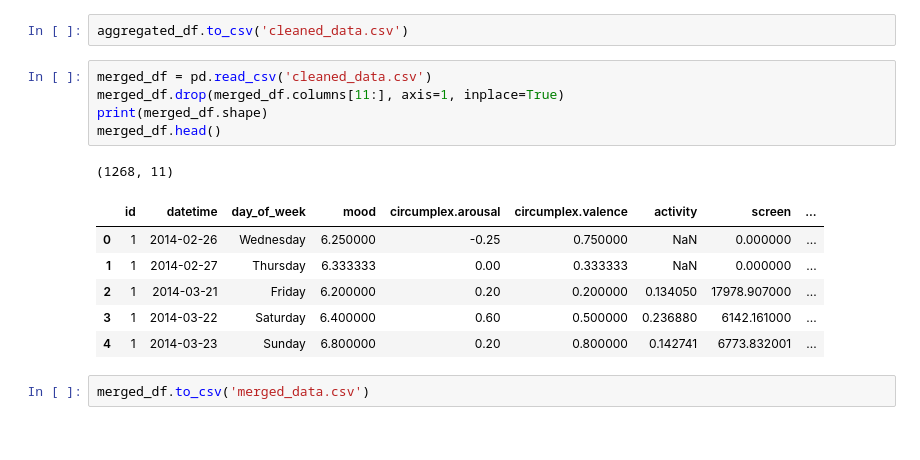
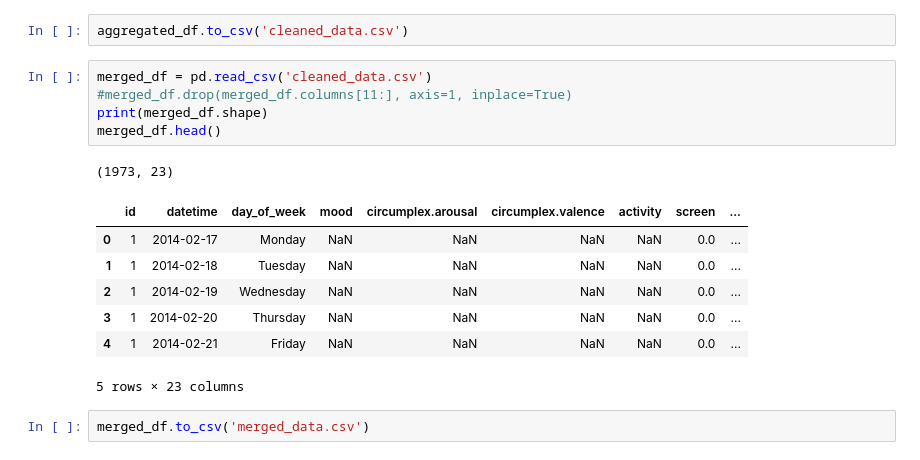
Before and after one commit to ardaergin/DMT, a Jupyter notebook: task_1.ipynb, the cells around one changed output. Drawn from its saved outputs; the diff is of its cells as text.

```diff
--- a/task_1.ipynb
+++ b/task_1.ipynb
@@ -324,17 +336,18 @@ print(aggregated_df.shape)
 aggregated_df.to_csv('cleaned_data.csv')
 # %%
 merged_df = pd.read_csv('cleaned_data.csv')
-merged_df.drop(merged_df.columns[11:], axis=1, inplace=True)
+#merged_df.drop(merged_df.columns[11:], axis=1, inplace=True)
 print(merged_df.shape)
 merged_df.head()
 # %% [output]
-(1268, 11)
+(1973, 23)
 |  | id | datetime | day_of_week | mood | circumplex.arousal | circumplex.valence | activity | screen | ... |
-| 0 | 1 | 2014-02-26 | Wednesday | 6.250000 | -0.25 | 0.750000 | NaN | 0.000000 | ... |
-| 1 | 1 | 2014-02-27 | Thursday | 6.333333 | 0.00 | 0.333333 | NaN | 0.000000 | ... |
-| 2 | 1 | 2014-03-21 | Friday | 6.200000 | 0.20 | 0.200000 | 0.134050 | 17978.907000 | ... |
-| 3 | 1 | 2014-03-22 | Saturday | 6.400000 | 0.60 | 0.500000 | 0.236880 | 6142.161000 | ... |
-| 4 | 1 | 2014-03-23 | Sunday | 6.800000 | 0.20 | 0.800000 | 0.142741 | 6773.832001 | ... |
+| 0 | 1 | 2014-02-17 | Monday | NaN | NaN | NaN | NaN | 0.0 | ... |
+| 1 | 1 | 2014-02-18 | Tuesday | NaN | NaN | NaN | NaN | 0.0 | ... |
+| 2 | 1 | 2014-02-19 | Wednesday | NaN | NaN | NaN | NaN | 0.0 | ... |
+| 3 | 1 | 2014-02-20 | Thursday | NaN | NaN | NaN | NaN | 0.0 | ... |
+| 4 | 1 | 2014-02-21 | Friday | NaN | NaN | NaN | NaN | 0.0 | ... |
+5 rows × 23 columns
 # %%
 merged_df.to_csv('merged_data.csv')
 # %% [markdown]
```
Also changed, not shown: parts of 27 cells of this notebook, 1 other file.
